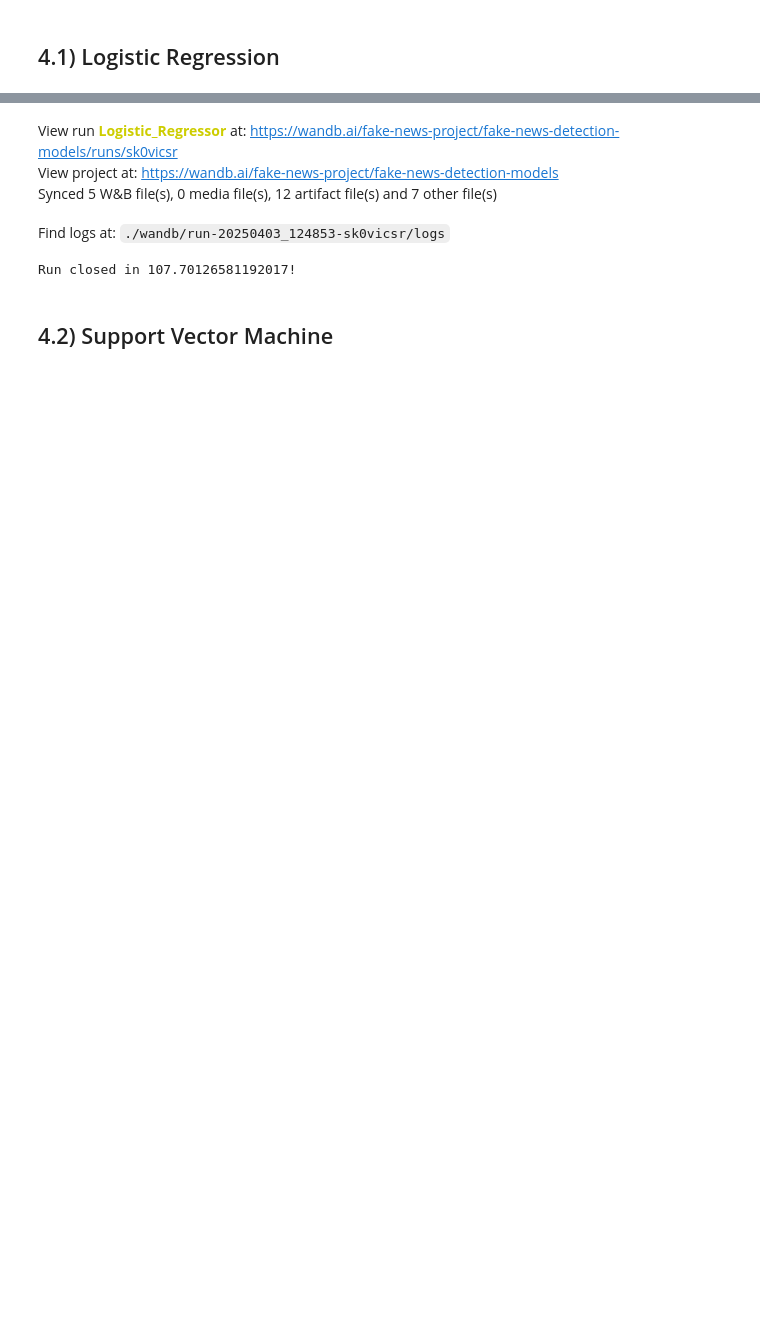
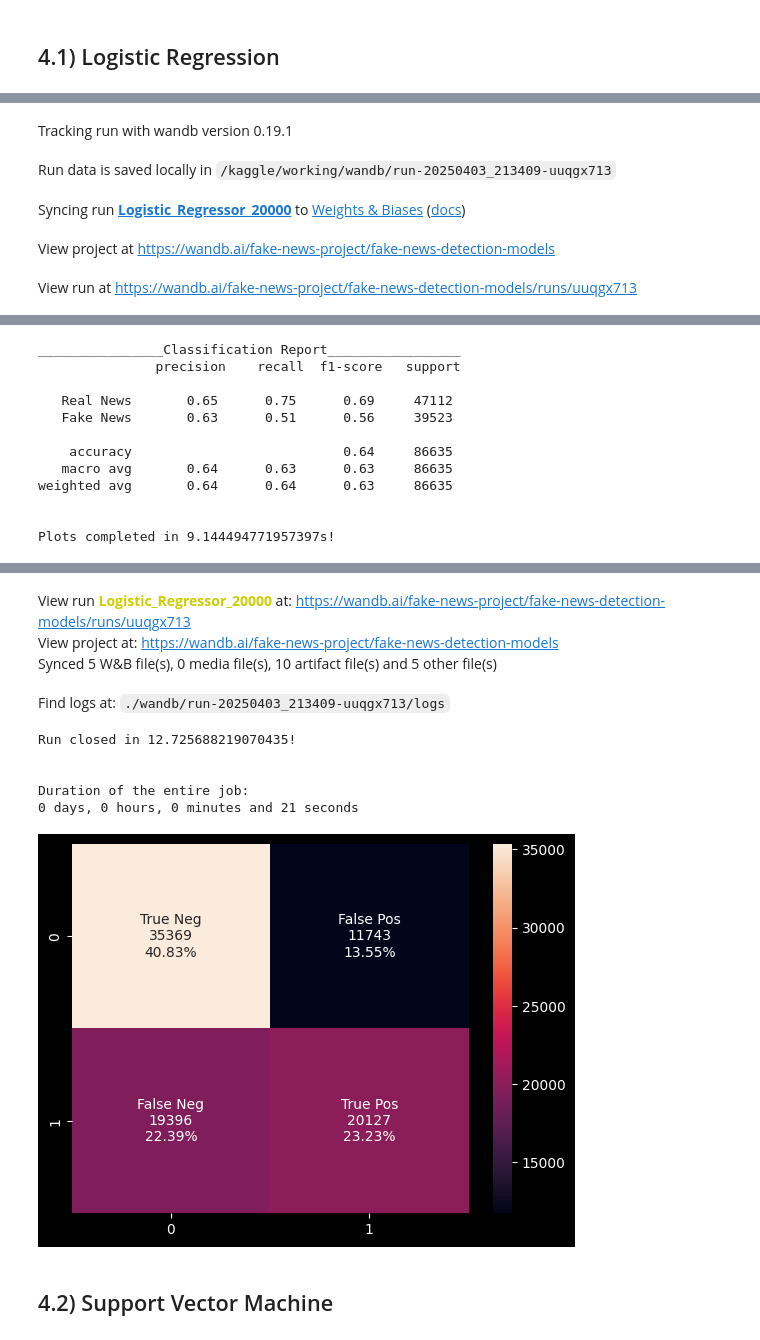
Before and after one commit to Diacod-I/fake-news-detection, a Jupyter notebook: fake_news_detection.ipynb, the cells around one changed output, grey strips where cells are left out. Saved outputs shown, nothing was run; the diff lists cells and outputs as text; code cells hidden in the pictures; blank space fills up the shorter version.

Commit message:
Kaggle Notebook | fake_news_detection | Version 4

```diff
--- a/fake_news_detection.ipynb
+++ b/fake_news_detection.ipynb
@@ -546,10 +671,10 @@ complex_names = ["BERT",
 
 classifiers = [
     LogisticRegression(),
-    svm.SVC(kernel="linear", C=0.025, random_state=42),
+    svm.SVC(kernel="linear", C=0.025, probability = True, random_state=42),
     tree.DecisionTreeClassifier(max_depth=5, random_state=42),
     XGBClassifier(n_estimators=2, max_depth=2, learning_rate=0.05, objective='binary:logistic'),
-    PassiveAggressiveClassifier(),
+    PassiveAggressiveClassifier()
 ]
 
 complex_classifiers = [
@@ -616,5 +841,5 @@ def simple_wandb_run(model_index, names, classifiers, X_train, X_test, y_train,
 # %% [markdown]
 ## 4.1) Logistic Regression
 # %%
-simple_wandb_run(0, names, classifiers, X_train, X_test, y_train, y_test, named_labels, project_name)
+simple_wandb_run(0, names, classifiers, X_train, X_test, y_train, y_test, named_labels, project_name, training_sample = 20000)
 # %% [output]
@@ -625,0 +859,5 @@ Weights and Biases Run initialized in 0.0170135498046875s..
+Tracking run with wandb version 0.19.1
+Run data is saved locally in /kaggle/working/wandb/run-20250403_213409-uuqgx713
+Syncing run Logistic_Regressor_20000 to Weights & Biases (docs)
+View project at https://wandb.ai/fake-news-project/fake-news-detection-models
+View run at https://wandb.ai/fake-news-project/fake-news-detection-models/runs/uuqgx713
@@ -628,8 +866,25 @@ Plots completed in 105.29735255241394s!
+________________Classification Report_________________
+               precision    recall  f1-score   support
+
+   Real News       0.65      0.75      0.69     47112
+   Fake News       0.63      0.51      0.56     39523
+
+    accuracy                           0.64     86635
+   macro avg       0.64      0.63      0.63     86635
+weighted avg       0.64      0.64      0.63     86635
+
+
+Plots completed in 9.144494771957397s!
 [interactive output not drawn]
-View run Logistic_Regressor at: https://wandb.ai/fake-news-project/fake-news-detection-models/runs/sk0vicsr
-View project at: https://wandb.ai/fake-news-project/fake-news-detection-models
-Synced 5 W&B file(s), 0 media file(s), 12 artifact file(s) and 7 other file(s)
-Find logs at: ./wandb/run-20250403_124853-sk0vicsr/logs
-Run closed in 107.70126581192017!
+View run Logistic_Regressor_20000 at: https://wandb.ai/fake-news-project/fake-news-detection-models/runs/uuqgx713
+View project at: https://wandb.ai/fake-news-project/fake-news-detection-models
+Synced 5 W&B file(s), 0 media file(s), 10 artifact file(s) and 5 other file(s)
+Find logs at: ./wandb/run-20250403_213409-uuqgx713/logs
+Run closed in 12.725688219070435!
+
+
+Duration of the entire job:
+0 days, 0 hours, 0 minutes and 21 seconds
+[figure, added]
 # %% [markdown]
 ## 4.2) Support Vector Machine
```
Also changed, not shown: parts of 29 cells of this notebook.
